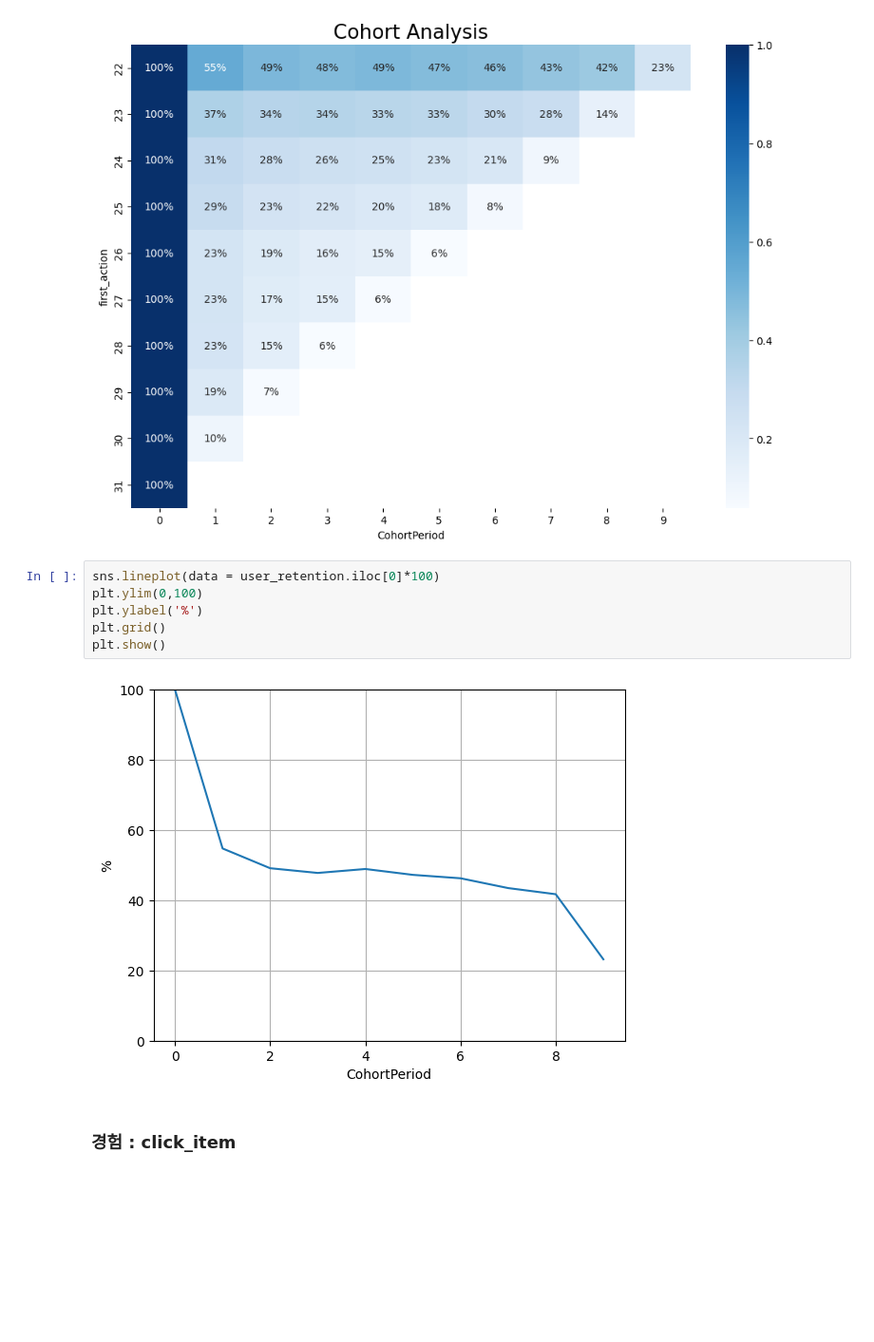
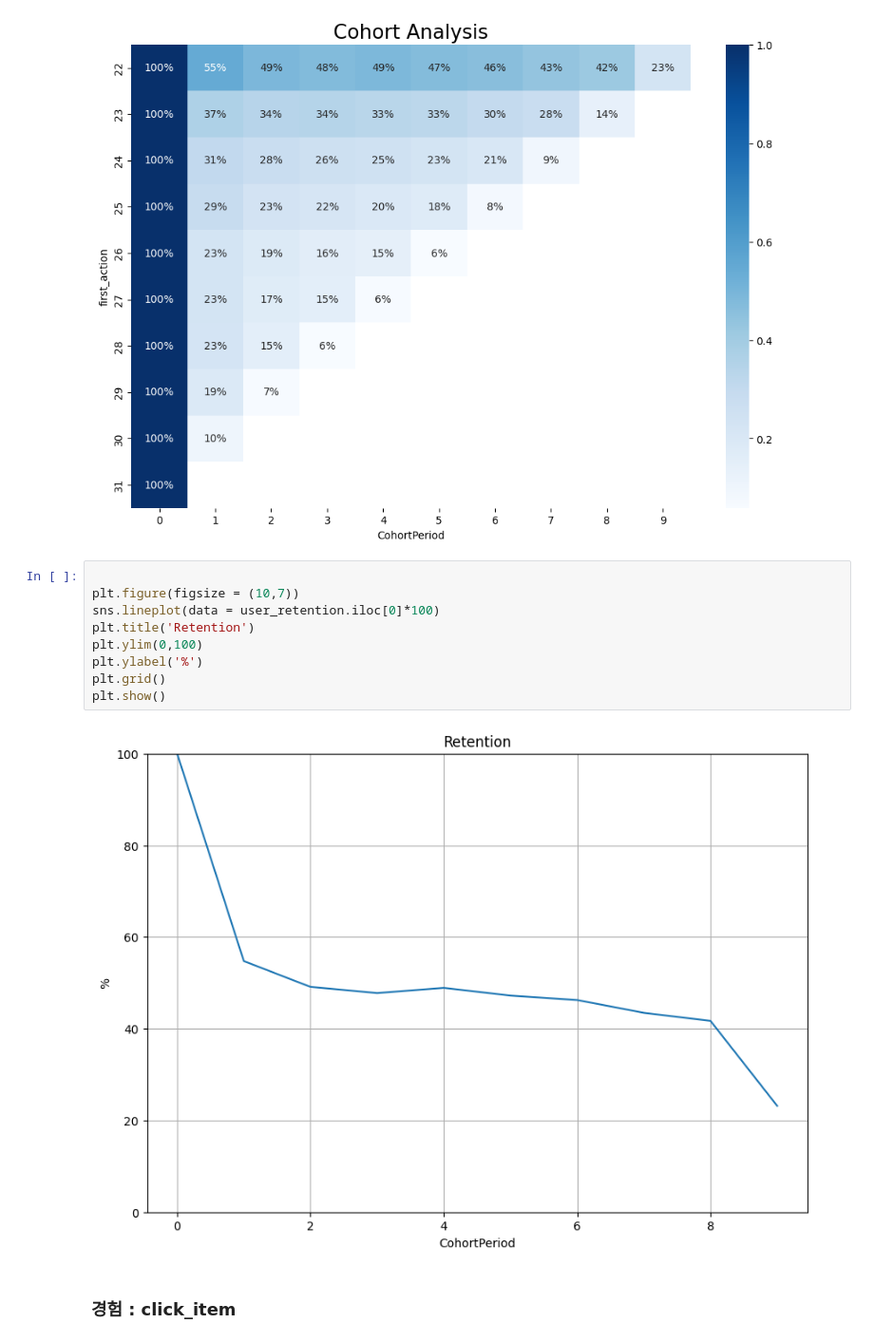
Before and after one commit to whatsasolo/eCommerce_PTJ, a Jupyter notebook: main.ipynb, the cells around one changed output. Shown: that part at 95% size. Cells and saved outputs as stored; diff of their text form; blank space fills up the shorter version.

Commit message:
Modify plot's figure

```diff
--- a/main.ipynb
+++ b/main.ipynb
@@ -452,13 +452,16 @@ plt.show()
 # %% [output]
 [figure]
 # %%
+
+plt.figure(figsize = (10,7))
 sns.lineplot(data = user_retention.iloc[0]*100)
+plt.title('Retention')
 plt.ylim(0,100)
 plt.ylabel('%')
 plt.grid()
 plt.show()
 # %% [output]
-[figure, old version]
+[figure, new version]
 # %% [markdown]
 ### 경험 : click_item
 # %% [markdown]
```
